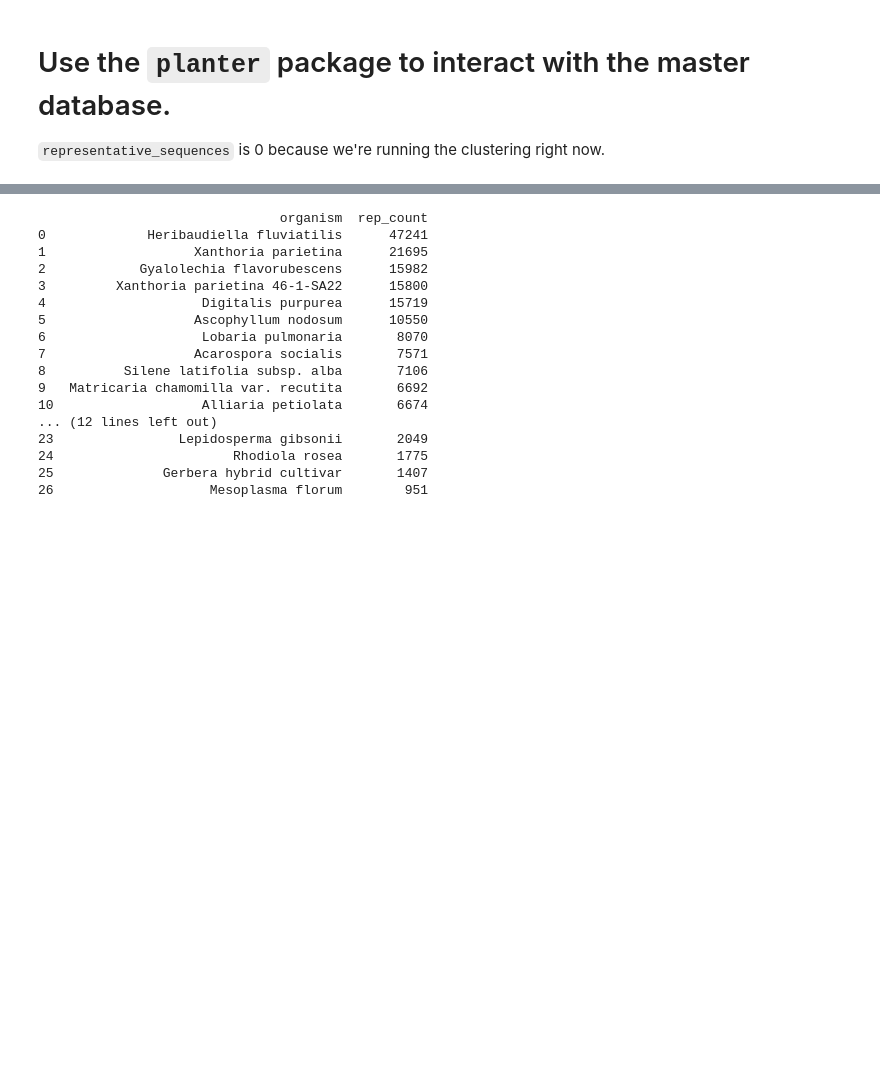
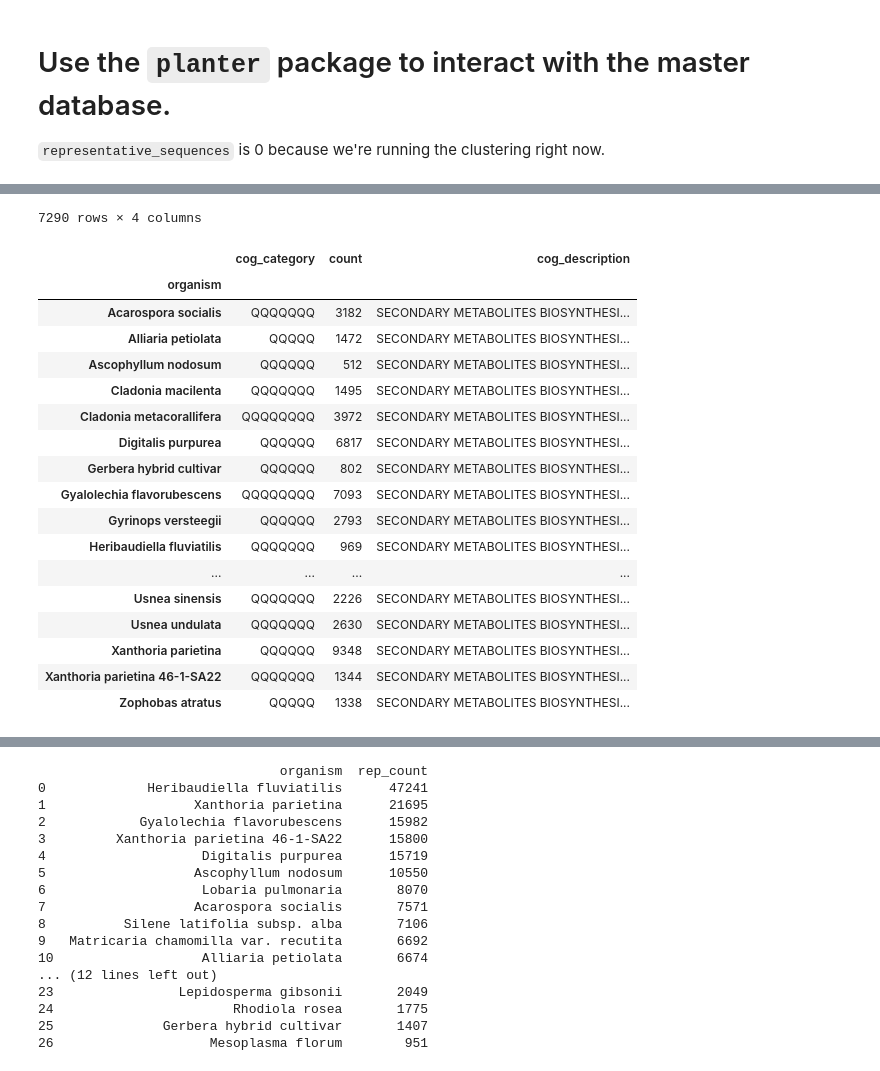
Before and after one commit to arudhir/planter, a Jupyter notebook: notebooks/misc/master-database.ipynb, the cells around one changed output, grey strips where cells are left out. Saved outputs shown, nothing was run; the diff lists cells and outputs as text; code cells hidden in the pictures; blank space fills up the shorter version.

```diff
--- a/notebooks/master-database.ipynb
+++ b/notebooks/misc/master-database.ipynb
@@ -313,0 +209,60 @@ Name: count, dtype: int64
+# %%
+with duckdb.connect(master_db_path) as con:
+    # Get the top 5 organisms with the most representative sequences
+    top_5_organisms = con.execute("""
+        SELECT m.organism
+        FROM sequences s
+        JOIN sra_metadata m ON s.sample_id = m.sample_id
+        WHERE s.is_representative = TRUE
+        GROUP BY m.organism
+        ORDER BY COUNT(*) DESC
+    """).fetchdf()["organism"].tolist()
+
+    # Get the count of individual COG categories for those organisms
+    df = con.execute(f"""
+        SELECT
+            m.organism,
+            UNNEST(STRING_SPLIT(a.cog_category, '')) AS cog_category,
+            COUNT(*) AS count
+        FROM sequences s
+        JOIN sra_metadata m ON s.sample_id = m.sample_id
+        JOIN annotations a ON s.seqhash_id = a.seqhash_id
+        WHERE m.organism IN {tuple(top_5_organisms)}
+        GROUP BY m.organism, cog_category
+        ORDER BY m.organism, count DESC;
+    """).fetchdf()
+
+cog_mapping = {
+    'J': 'TRANSLATION, RIBOSOMAL STRUCTURE AND BIOGENESIS',
+    'A': 'RNA PROCESSING AND MODIFICATION',
+    'K': 'TRANSCRIPTION',
+    'L': 'REPLICATION, RECOMBINATION AND REPAIR',
+    'B': 'CHROMATIN STRUCTURE AND DYNAMICS',
+    'D': 'CELL CYCLE CONTROL, CELL DIVISION, CHROMOSOME PARTITIONING',
+    'Y': 'NUCLEAR STRUCTURE',
+    'V': 'DEFENSE MECHANISMS',
+    'T': 'SIGNAL TRANSDUCTION MECHANISMS',
+    'M': 'CELL WALL/MEMBRANE/ENVELOPE BIOGENESIS',
+    'N': 'CELL MOTILITY',
+    'Z': 'CYTOSKELETON',
+    'W': 'EXTRACELLULAR STRUCTURES',
+    'U': 'INTRACELLULAR TRAFFICKING, SECRETION, AND VESICULAR TRANSPORT',
+    'O': 'POSTTRANSLATIONAL MODIFICATION, PROTEIN TURNOVER, CHAPERONES',
+    'X': 'MOBILOME: PROPHAGES, TRANSPOSONS',
+    'C': 'ENERGY PRODUCTION AND CONVERSION',
+    'G': 'CARBOHYDRATE TRANSPORT AND METABOLISM',
+    'E': 'AMINO ACID TRANSPORT AND METABOLISM',
+    'F': 'NUCLEOTIDE TRANSPORT AND METABOLISM',
+    'H': 'COENZYME TRANSPORT AND METABOLISM',
+    'I': 'LIPID TRANSPORT AND METABOLISM',
+    'P': 'INORGANIC ION TRANSPORT AND METABOLISM',
+    'Q': 'SECONDARY METABOLITES BIOSYNTHESIS, TRANSPORT AND CATABOLISM',
+    'R': 'GENERAL FUNCTION PREDICTION ONLY',
+    'S': 'FUNCTION UNKNOWN'
+}
+
+df['cog_description'] = df['cog_category'].map(cog_mapping)
+display(df)
+
+df.query('cog_category == "Q"').groupby('organism').sum()
+# %% [output]
@@ -313,0 +281,19 @@ Name: count, dtype: int64
+7290 rows × 4 columns
+|  | cog_category | count | cog_description |
+| organism |  |  |  |
+| Acarospora socialis | QQQQQQQ | 3182 | SECONDARY METABOLITES BIOSYNTHESI... |
+| Alliaria petiolata | QQQQQ | 1472 | SECONDARY METABOLITES BIOSYNTHESI... |
+| Ascophyllum nodosum | QQQQQQ | 512 | SECONDARY METABOLITES BIOSYNTHESI... |
+| Cladonia macilenta | QQQQQQQ | 1495 | SECONDARY METABOLITES BIOSYNTHESI... |
+| Cladonia metacorallifera | QQQQQQQQ | 3972 | SECONDARY METABOLITES BIOSYNTHESI... |
+| Digitalis purpurea | QQQQQQ | 6817 | SECONDARY METABOLITES BIOSYNTHESI... |
+| Gerbera hybrid cultivar | QQQQQQ | 802 | SECONDARY METABOLITES BIOSYNTHESI... |
+| Gyalolechia flavorubescens | QQQQQQQQ | 7093 | SECONDARY METABOLITES BIOSYNTHESI... |
+| Gyrinops versteegii | QQQQQQ | 2793 | SECONDARY METABOLITES BIOSYNTHESI... |
+| Heribaudiella fluviatilis | QQQQQQQ | 969 | SECONDARY METABOLITES BIOSYNTHESI... |
+| ... | ... | ... | ... |
+| Usnea sinensis | QQQQQQQ | 2226 | SECONDARY METABOLITES BIOSYNTHESI... |
+| Usnea undulata | QQQQQQQ | 2630 | SECONDARY METABOLITES BIOSYNTHESI... |
+| Xanthoria parietina | QQQQQQ | 9348 | SECONDARY METABOLITES BIOSYNTHESI... |
+| Xanthoria parietina 46-1-SA22 | QQQQQQQ | 1344 | SECONDARY METABOLITES BIOSYNTHESI... |
+| Zophobas atratus | QQQQQ | 1338 | SECONDARY METABOLITES BIOSYNTHESI... |
```
Also changed, not shown: parts of 22 cells of this notebook, 9 other files.
